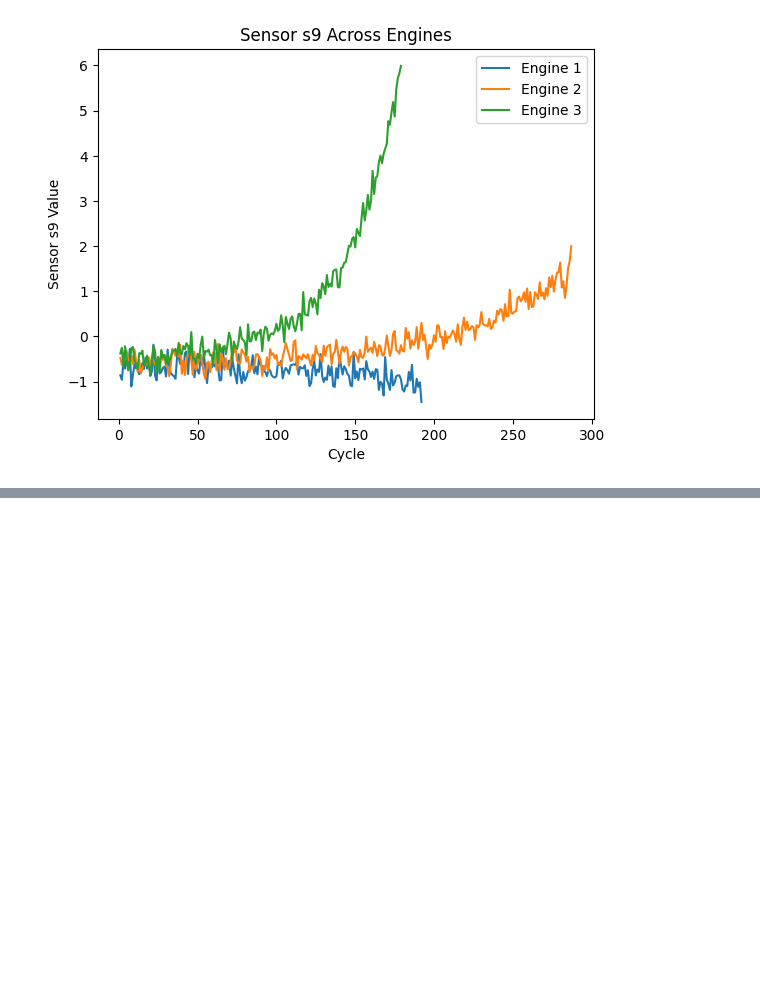
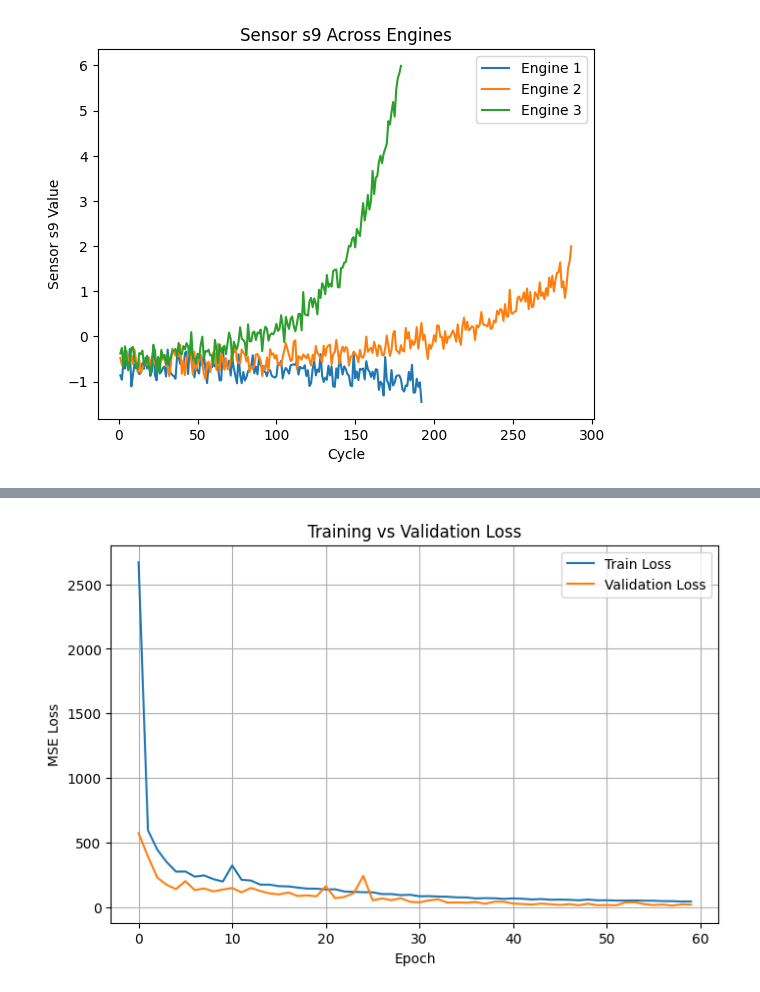
Before and after one commit to abhilashab4/gru-model, a Jupyter notebook: preprocessing.ipynb, the cells around one changed output, grey strips where cells are left out. Saved outputs shown, nothing was run; the diff lists cells and outputs as text; code cells hidden in the pictures; blank space fills up the shorter version.

Commit message:
model training done

```diff
--- a/preprocessing.ipynb
+++ b/preprocessing.ipynb
@@ -325,0 +504,11 @@ plt.show()
+# %%
+def plot_loss(train_losses, val_losses, title="Training vs Validation Loss"):
+    plt.figure(figsize=(8,5))
+    plt.plot(train_losses, label="Train Loss")
+    plt.plot(val_losses, label="Validation Loss")
+    plt.xlabel("Epoch")
+    plt.ylabel("MSE Loss")
+    plt.title(title)
+    plt.legend()
+    plt.grid(True)
+    plt.show()
@@ -325,0 +527,32 @@ plt.show()
+# %%
+
+def train_single_model(X_train, y_train, save_path="model.pth"):
+    config = TrainConfig()
+
+    dataset = RULDataset(X_train, y_train)
+
+    val_size = int(len(dataset) * config.val_split)
+    train_size = len(dataset) - val_size
+    train_ds, val_ds = random_split(dataset, [train_size, val_size])
+
+    train_loader = DataLoader(train_ds, batch_size=config.batch_size, shuffle=True)
+    val_loader = DataLoader(val_ds, batch_size=config.batch_size, shuffle=False)
+
+    input_size = X_train.shape[2]
+    model = GRUModel(input_size=input_size)
+
+    train_losses, val_losses = train_model(model, train_loader, val_loader, config)
+
+    model.load_state_dict(torch.load("best_model.pth"))
+    torch.save(model.state_dict(), save_path)
+    print(f"Final model saved as {save_path}")
+
+    plot_loss(train_losses, val_losses, title="Training vs Validation Loss")
+# %%
+#df1
+
+train_single_model(
+    X_train_1, y_train_1,
+    save_path="model_ds1.pth"
+)
+# %% [output]
@@ -325,0 +576 @@ plt.show()
+[figure, added]
```
Also changed, not shown: parts of 11 cells of this notebook, 5 other files.
